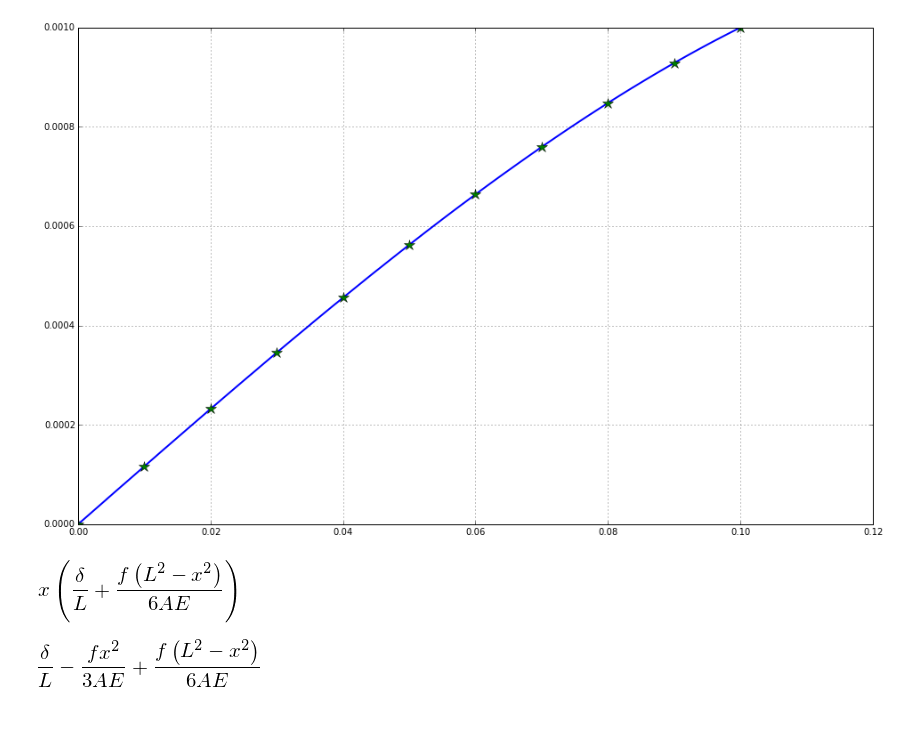
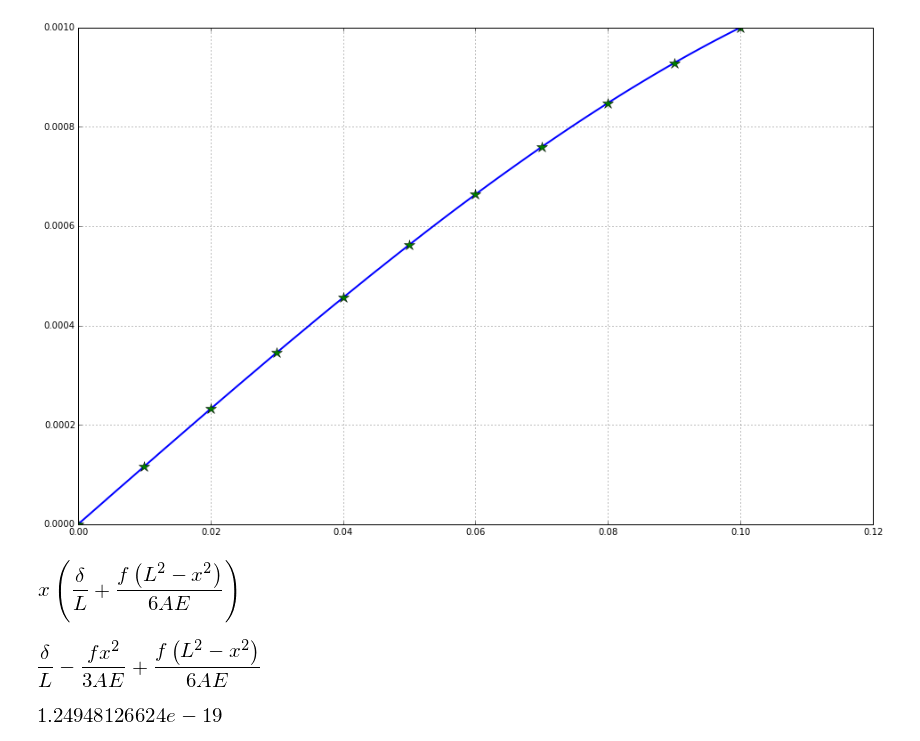
Before and after one commit to Ccaccia73/FEM4PbInPhysics, a Jupyter notebook: CA1/analytic/CA1_analytical.ipynb, the cells around one changed output. Cells and saved outputs as stored; diff of their text form; code cells hidden in the pictures; blank space fills up the shorter version.

```diff
--- a/CA1/analytic/CA1_analytical.ipynb
+++ b/CA1/analytic/CA1_analytical.ipynb
@@ -28,8 +28,13 @@ L = 0.1 # [m]
 f = 1e11  # [N/m^4]
 E = 1e11  # [N/m^2]
 # %%
-x = np.linspace(0,L,100)
-u = x*(δ/L + f/(6*E)*(L**2-x**2))
+xp = np.linspace(0,L,100)
+
+def u(x):
+    u = x*(δ/L + f/(6*E)*(L**2-x**2))
+    return u
+
+uplot = np.array([u(x) for x in xp])
 # %% [markdown]
 Nodal displacements (given as solution)
 # %%
@@ -55,10 +59,10 @@ plt.plot(x_fem, u_lin, '*', ms = 12.)
 plt.grid();
 # %% [output]
 [figure]
-# %%
-eps, u, delta, L, f, E, A, x = sympy.symbols('epsilon u delta L f E A x')
-u = x*(delta/L+f/(6*E*A)*(L**2-x**2))
-u
-# %% [output]
-[figure, removed]
+# %%
+eps, us, deltas, Ls, fs, Es, As, xs = sympy.symbols('epsilon u_s delta L f E A x')
+us = xs*(deltas/Ls+fs/(6*Es*As)*(Ls**2-xs**2))
+us
+# %% [output]
+[figure, added]
 # %%
@@ -67,2 +71,6 @@ eps.collect(x)
 # %% [output]
 [figure]
+# %%
+np.sqrt(sum([(u(x_fem[i]) - u_lin[i])**2 for i in range(len(x_fem))]))
+# %% [output]
+[figure, added]
```
Also changed, not shown: parts of 3 cells of this notebook.
